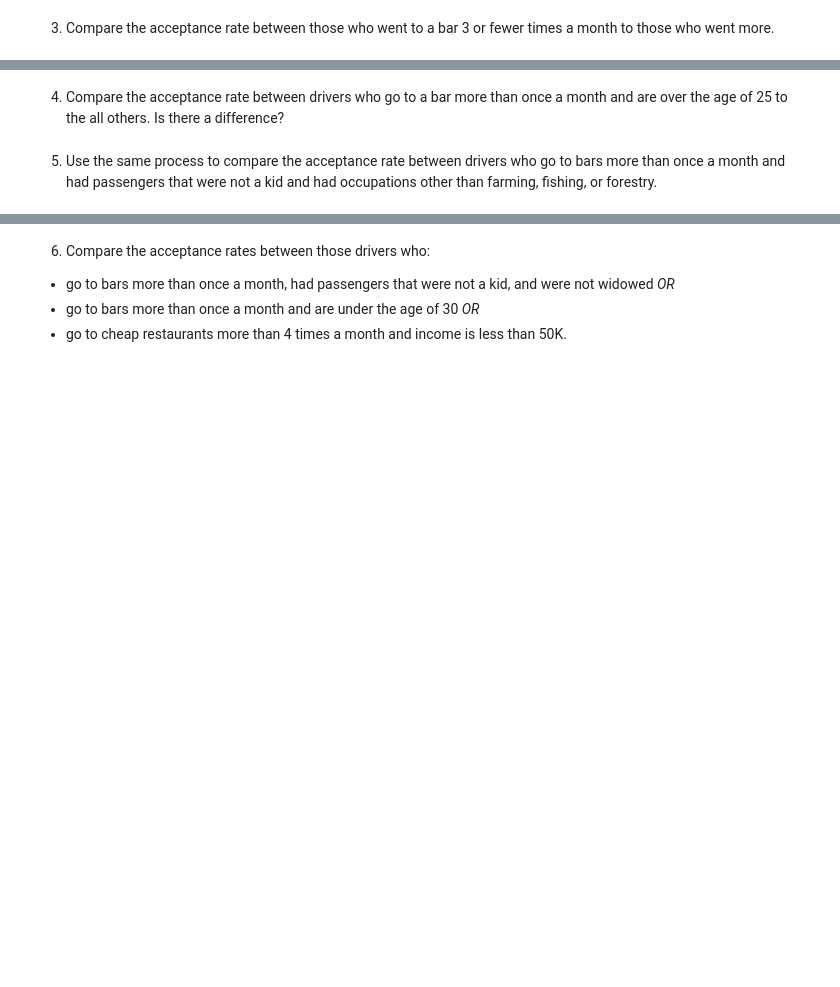
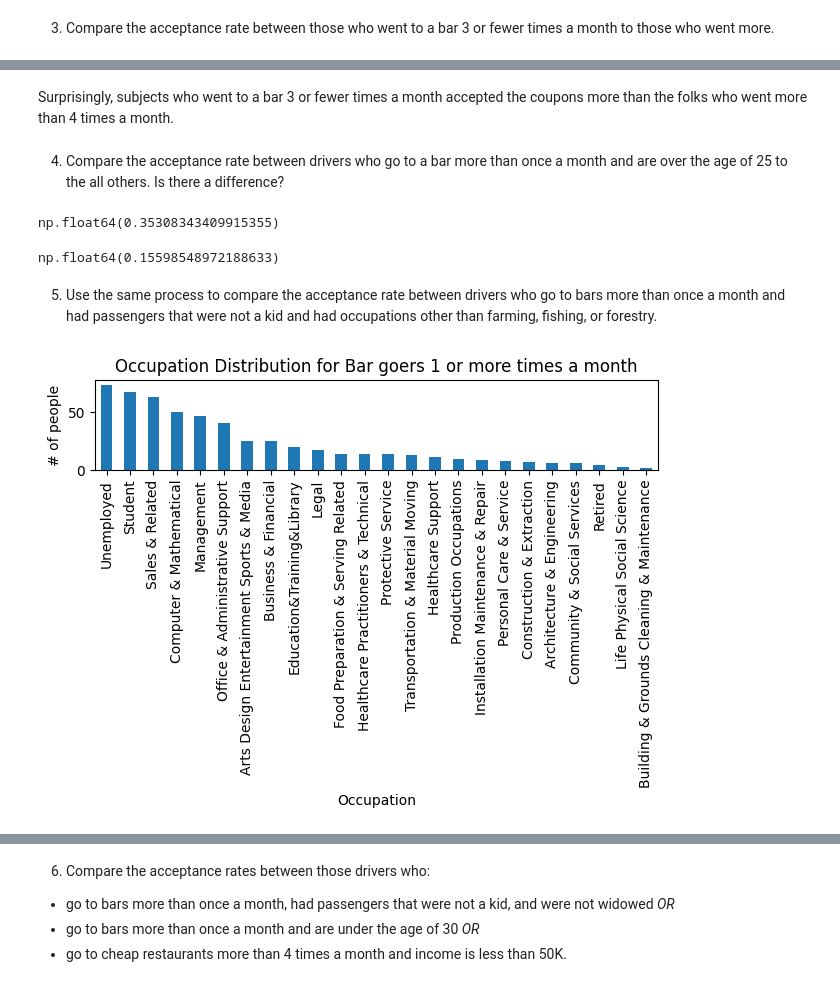
Before and after one commit to coconut808/ML-AI, a Jupyter notebook: week5/prompt.ipynb, the cells around one changed output, grey strips where cells are left out. Cells and saved outputs as stored; diff of their text form; code cells hidden in the pictures; blank space fills up the shorter version.

```diff
--- a/week5/prompt.ipynb
+++ b/week5/prompt.ipynb
@@ -503,4 +527,28 @@ np.float64(0.41001487357461575)
+# %% [markdown]
+Surprisingly, subjects who went to a bar 3 or fewer times a month accepted the coupons more than the folks who went more than 4 times a month.
 # %% [markdown]
 4. Compare the acceptance rate between drivers who go to a bar more than once a month and are over the age of 25 to the all others.  Is there a difference?
+# %%
+bar_25_mt_1x = bar_only[bar_only['Bar'].isin(['1~3','4~8','gt8']) & (data['Y'] == 1) & (data['age'] >= 25)]
+bar_25_acceptance_rate = bar_25_mt_1x['Y'].count() / bar_only_accepted
+bar_25_acceptance_rate
+# %% [output]
+np.float64(0.35308343409915355)
+# %%
+not_bar_25_mt_1x = bar_only[bar_only['Bar'].isin(['never','less1']) & (data['Y'] == 1) & (data['age'] < 25)]
+not_bar_25_acceptance_rate = not_bar_25_mt_1x['Y'].count() / bar_only_accepted
+not_bar_25_acceptance_rate
+# %% [output]
+np.float64(0.15598548972188633)
 # %% [markdown]
 5. Use the same process to compare the acceptance rate between drivers who go to bars more than once a month and had passengers that were not a kid and had occupations other than farming, fishing, or forestry.
+# %%
+# let's take at the value counts of occupations in relation to question 5 as I haven't even looked at occupations yet.
+bar_only.query("occupation != 'Farming Fishing & Forestry' & Bar.isin(['1~3','4~8','gt8']) & passenger != 'Kid(s)'")['occupation'].value_counts().plot(kind='bar', title='Occupation Distribution for Bar goers 1 or more times a month')
+plt.ylabel('# of people')
+plt.xlabel('Occupation')
+plt.tight_layout()
+plt.savefig("images/occupation_distribution.png")
+plt.show()
+# %% [output]
+[figure, added]
```
Also changed, not shown: parts of 30 cells of this notebook, 3 other files.
